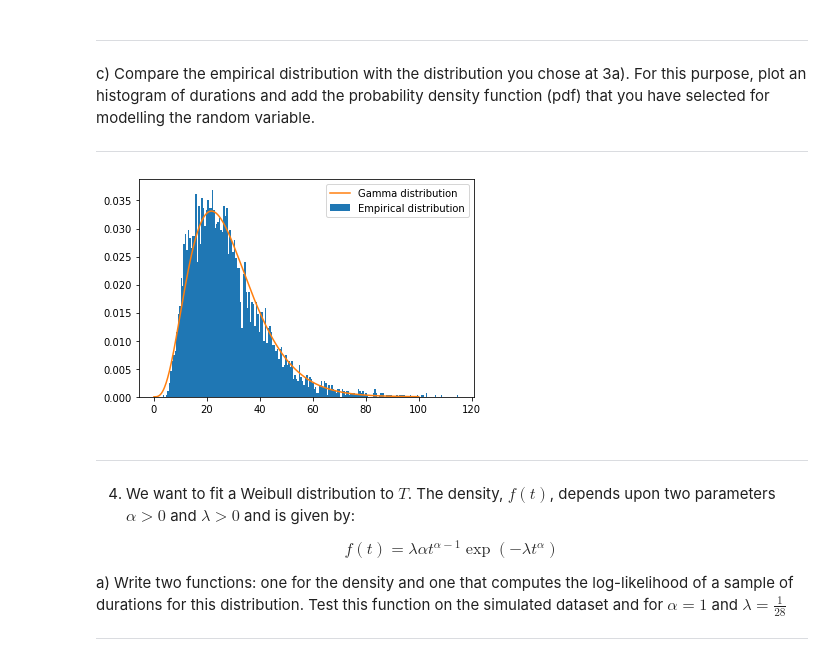
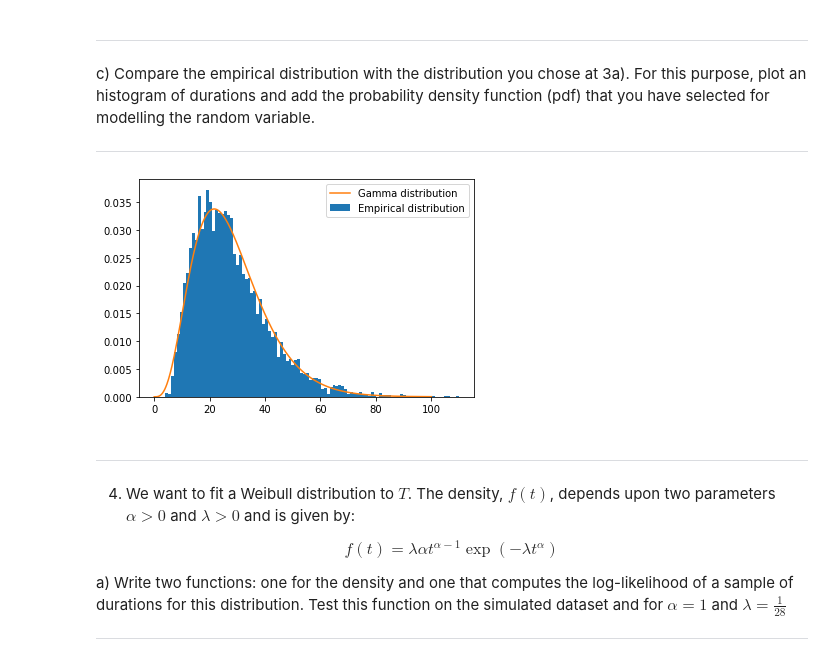
Before and after one commit to tsonnet/hackathon-mayo, a Jupyter notebook: Hackathon1.ipynb, the cells around one changed output. Cells and saved outputs as stored; diff of their text form; code cells hidden in the pictures.

```diff
--- a/Hackathon1.ipynb
+++ b/Hackathon1.ipynb
@@ -137,12 +137,12 @@ c) Compare the empirical distribution with the distribution you chose at 3a). Fo
 
 ------------------------------------------------------------------------------------------------------
 # %%
-plt.hist(time, bins=200, density=True, label="Empirical distribution")
+plt.hist(time, bins=100, density=True, label="Empirical distribution")
 plt.plot(x, scipy.stats.gamma.pdf(x, gamma[0], loc=gamma[1], scale=gamma[2]), label="Gamma distribution")
 plt.legend()
 plt.show()
 # %% [output]
-[figure, old version]
+[figure, new version]
 # %% [markdown]
 ------------------------------------------------------------------------------------------------------
 
```
Also changed, not shown: parts of 6 cells of this notebook, 2 other files.
